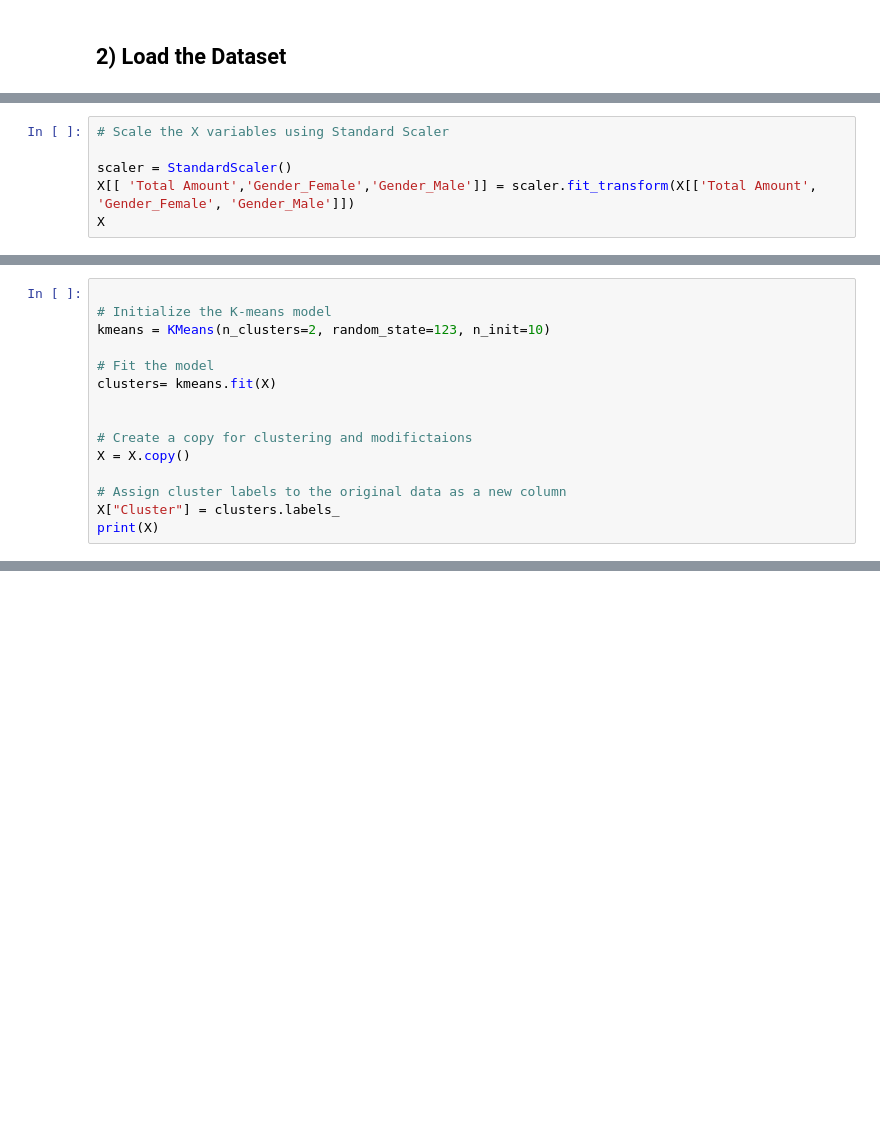
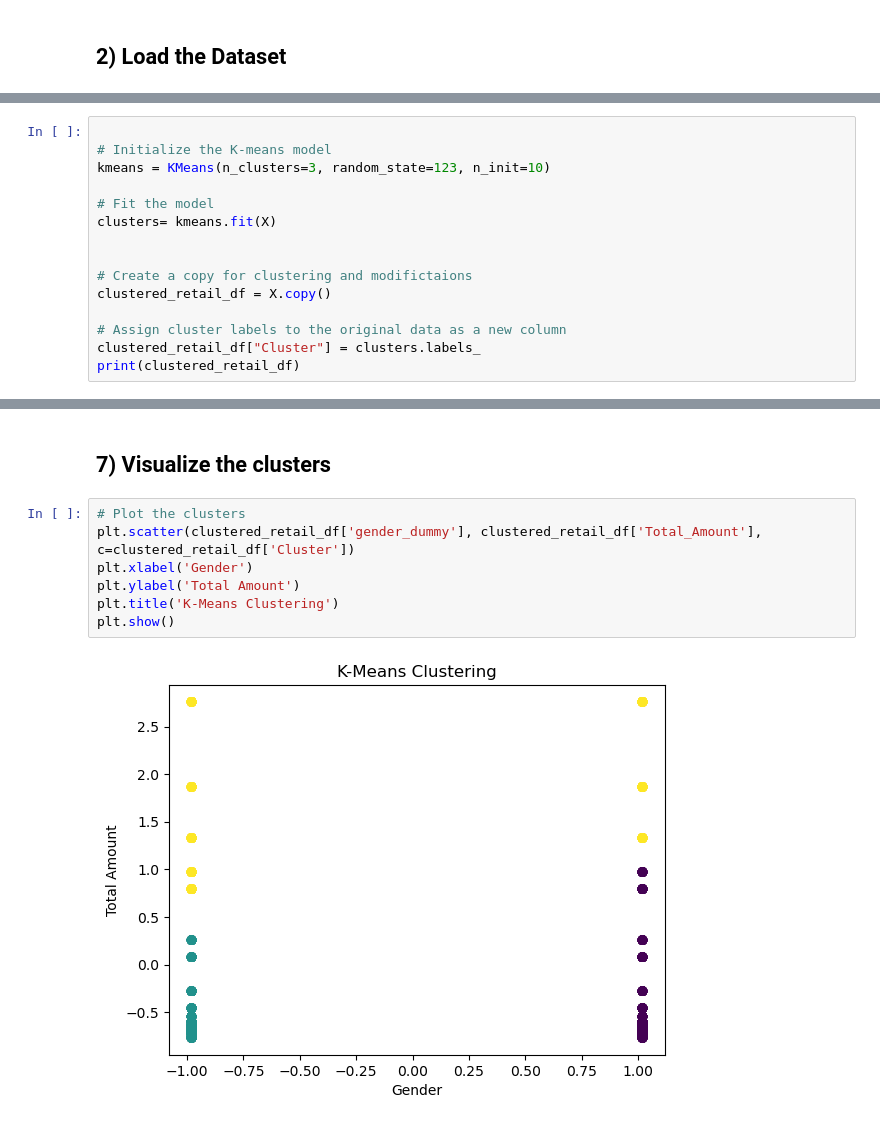
Before and after one commit to AbrahimSA/Retail_Sales, a Jupyter notebook: 4_segmentation_gender_totalamount.ipynb, the cells around one changed output, grey strips where cells are left out. Cells and saved outputs as stored; diff of their text form; blank space fills up the shorter version.

```diff
--- a/4_segmentation_gender_totalamount.ipynb
+++ b/4_segmentation_gender_totalamount.ipynb
@@ -149,6 +95,0 @@ X
-# %%
-# Scale the X variables using Standard Scaler
-
-scaler = StandardScaler()
-X[[ 'Total Amount','Gender_Female','Gender_Male']] = scaler.fit_transform(X[['Total Amount', 'Gender_Female', 'Gender_Male']])
-X
@@ -171,16 +96,16 @@ X
 # %%
 
 # Initialize the K-means model
-kmeans = KMeans(n_clusters=2, random_state=123, n_init=10)
+kmeans = KMeans(n_clusters=3, random_state=123, n_init=10)
 
 # Fit the model
 clusters= kmeans.fit(X)
 
 
 # Create a copy for clustering and modifictaions
-X = X.copy()
+clustered_retail_df = X.copy()
 
 # Assign cluster labels to the original data as a new column
-X["Cluster"] = clusters.labels_
-print(X)
+clustered_retail_df["Cluster"] = clusters.labels_
+print(clustered_retail_df)
 # %% [output]
@@ -249,0 +126,11 @@ plt.show()
+# %% [markdown]
+## 7) Visualize the clusters
+# %%
+# Plot the clusters
+plt.scatter(clustered_retail_df['gender_dummy'], clustered_retail_df['Total_Amount'], c=clustered_retail_df['Cluster'])
+plt.xlabel('Gender')
+plt.ylabel('Total Amount')
+plt.title('K-Means Clustering')
+plt.show()
+# %% [output]
+[figure, added]
```
Also changed, not shown: parts of 28 cells of this notebook.
